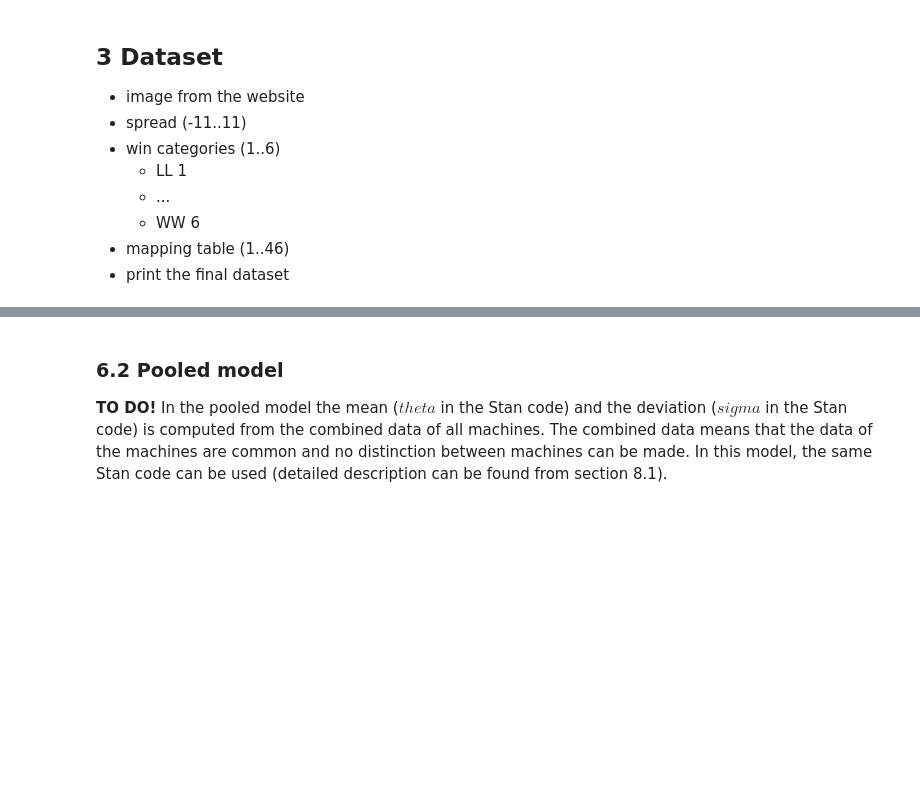
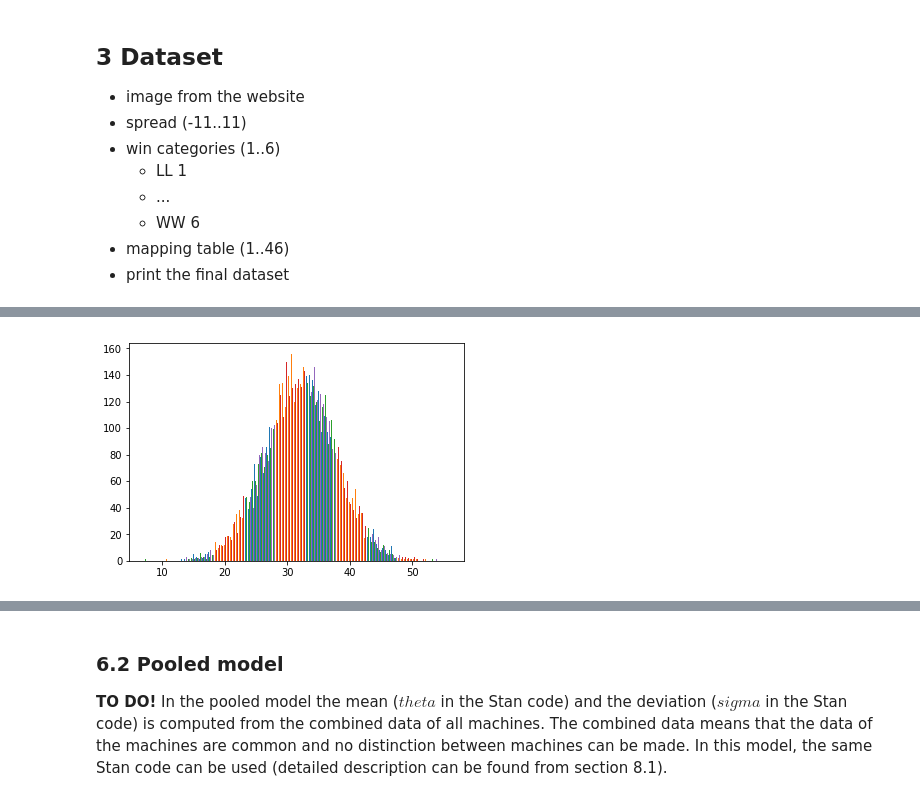
Before and after one commit to fuksi/bda_project_2018, a Jupyter notebook: notebook/BWF Badminton.ipynb, the cells around one changed output, grey strips where cells are left out. Drawn from its saved outputs; the diff is of its cells as text; code cells hidden in the pictures; blank space fills up the shorter version.

```diff
--- a/notebook/BWF Badminton.ipynb
+++ b/notebook/BWF Badminton.ipynb
@@ -139,0 +202,2 @@ model {
+# %%
+hier_uni_df, hier_uni_fit = compute_model(r'stan_code/hier_uniform_prior.stan', hierarchical_data_model)
@@ -139,0 +206,4 @@ model {
+# %%
+plot_ypred(hier_uni_fit)
+# %% [output]
+[figure, added]
```
Also changed, not shown: parts of 18 cells of this notebook, 17 other files.
